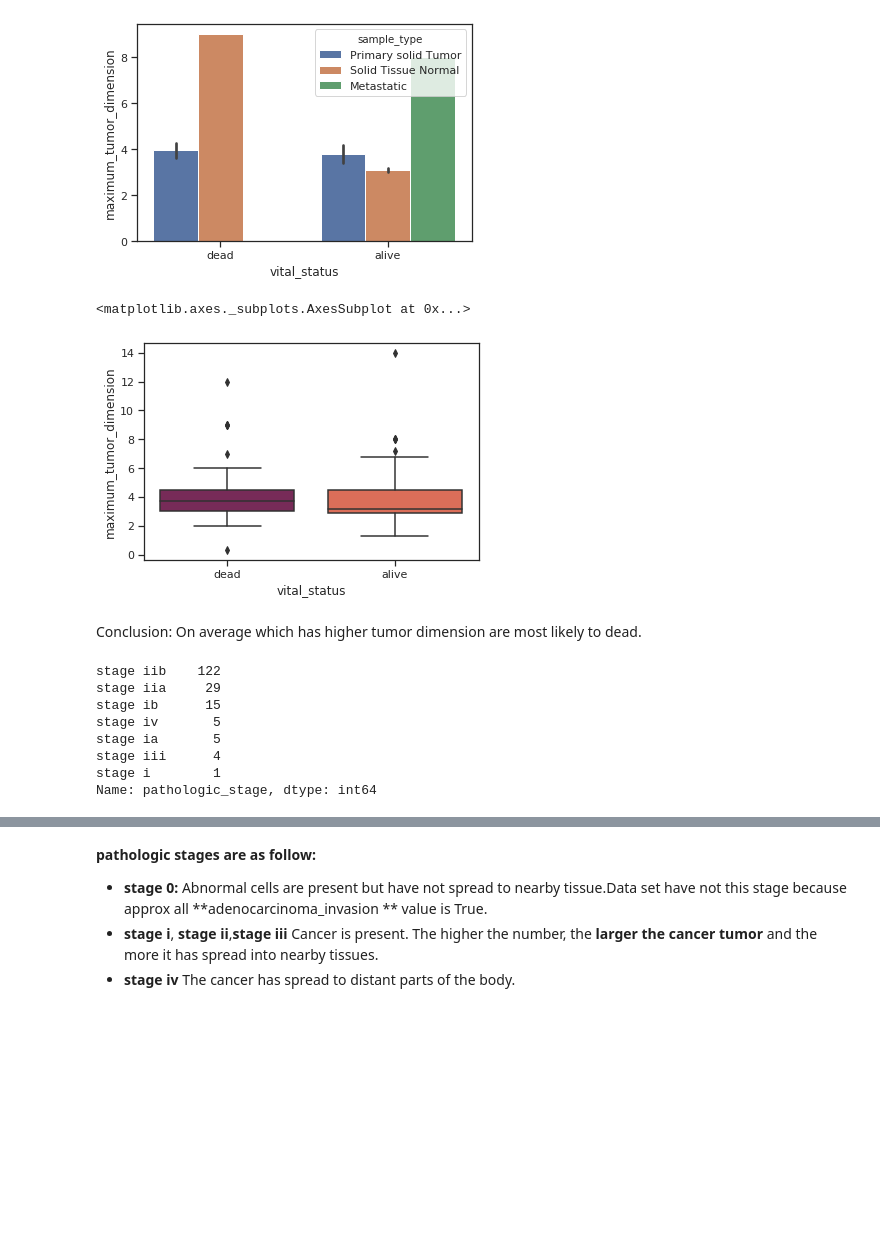
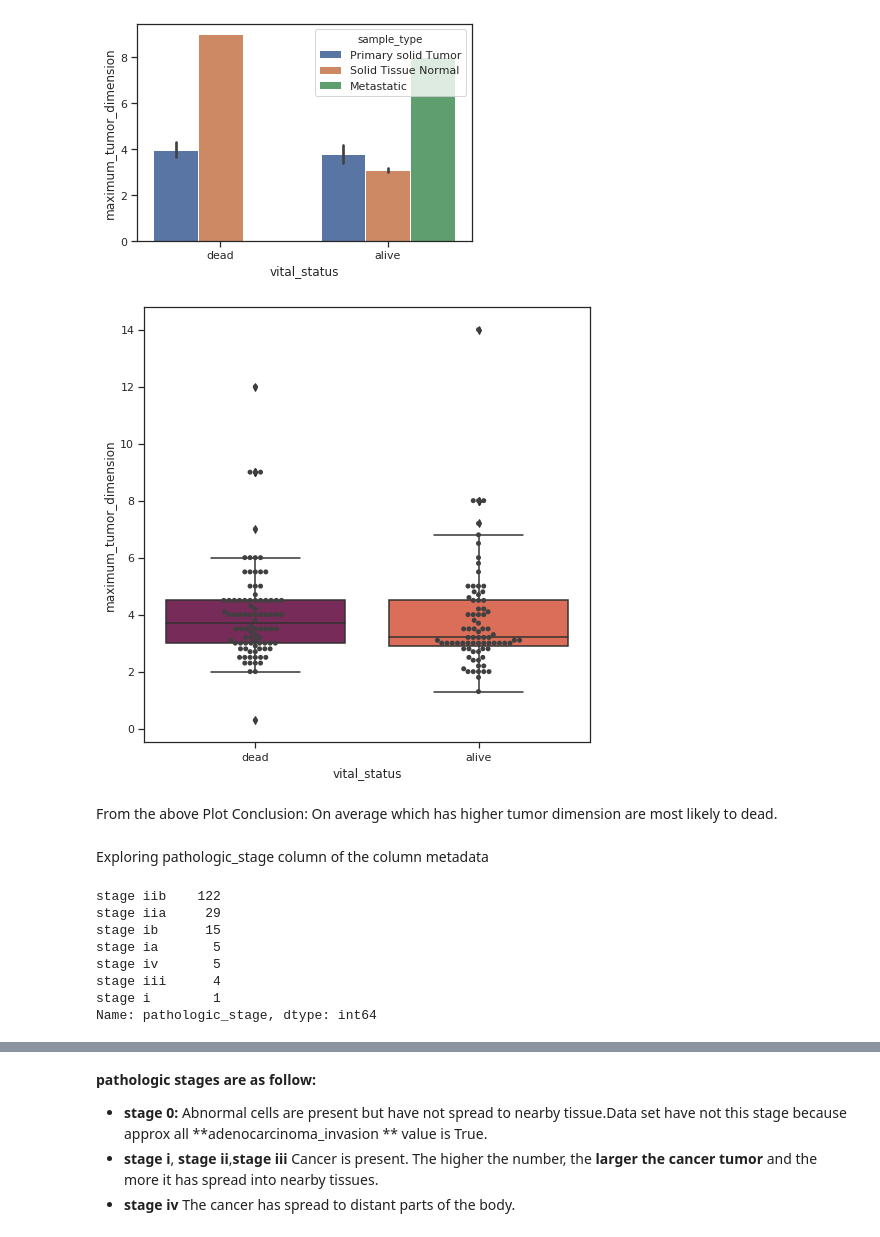
Before and after one commit to kaish114/Elucidata-Assignment-Internship, a Jupyter notebook: Elucidata_Assignment.ipynb, the cells around one changed output, grey strips where cells are left out. Drawn from its saved outputs; the diff is of its cells as text; code cells hidden in the pictures; blank space fills up the shorter version.

Commit message:
Still exploring

```diff
--- a/Elucidata_Assignment.ipynb
+++ b/Elucidata_Assignment.ipynb
@@ -508,21 +508,25 @@ sns.barplot(x='vital_status', y='maximum_tumor_dimension', hue='sample_type', da
 <matplotlib.axes._subplots.AxesSubplot at 0x...>
 [figure]
 # %%
-sns.boxplot(x='vital_status', y='maximum_tumor_dimension', data=column_metadata, palette="rocket")
+plt.figure(figsize=(8, 8))
+ax=sns.boxplot(x='vital_status', y='maximum_tumor_dimension', data=column_metadata, palette="rocket")
+ax = sns.swarmplot(x='vital_status', y='maximum_tumor_dimension', data=column_metadata, color=".25")
 # %% [output]
-<matplotlib.axes._subplots.AxesSubplot at 0x...>
-[figure, old version]
+[figure, new version]
 # %% [markdown]
+From the above Plot
 Conclusion: On average which has higher tumor dimension are most likely to dead.
+# %% [markdown]
+Exploring pathologic_stage column of the column metadata
 # %%
 #Exploring pathologic_stage
-col_meta_data.pathologic_stage.value_counts()
+column_metadata.pathologic_stage.value_counts()
 # %% [output]
 stage iib    122
 stage iia     29
 stage ib      15
+stage ia       5
 stage iv       5
-stage ia       5
 stage iii      4
 stage i        1
 Name: pathologic_stage, dtype: int64
```
Also changed, not shown: parts of 5 cells of this notebook.
